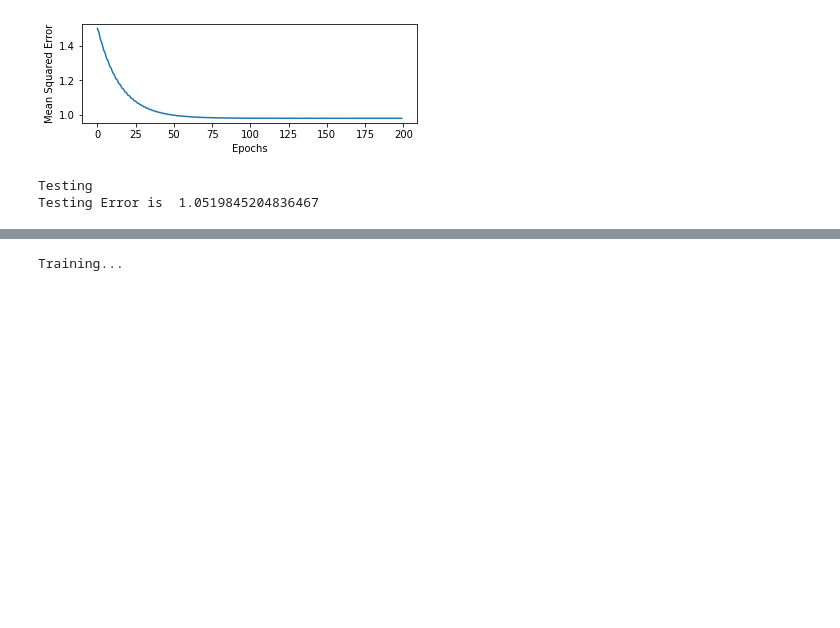
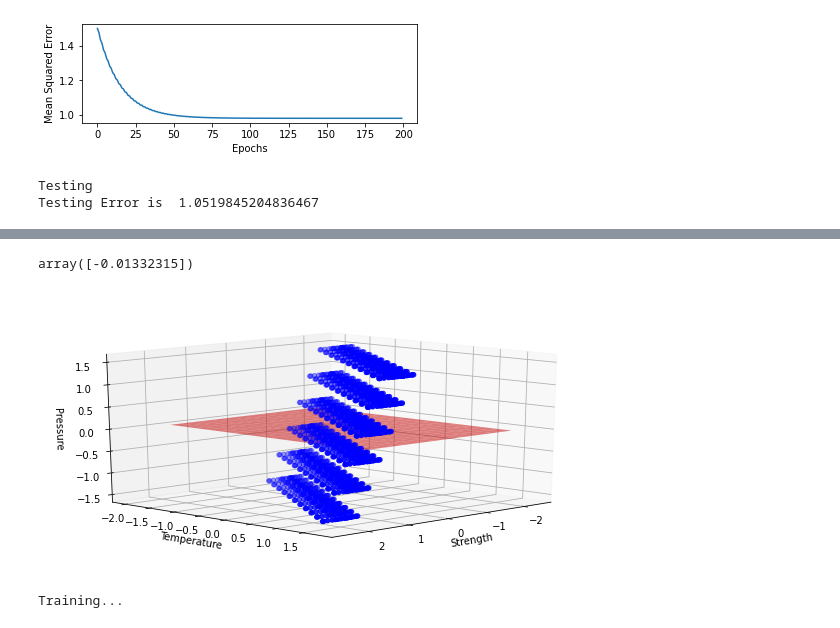
Before and after one commit to vineet891/FODS-Assignment, a Jupyter notebook: Assignment1/FODS_A1_a.ipynb, the cells around one changed output, grey strips where cells are left out. Saved outputs shown, nothing was run; the diff lists cells and outputs as text; code cells hidden in the pictures; blank space fills up the shorter version.

```diff
--- a/Assignment1/FODS_A1_a.ipynb
+++ b/Assignment1/FODS_A1_a.ipynb
@@ -236,3 +260,33 @@ Testing Error is  1.0519845204836467
+# %%
+ wGD0 = temp.w
+ wGD0
+wGD0_t = unstandardize(wGD0[0])
+wGD0_t
+# %% [output]
+array([-0.01332315])
+# %%
+# plot for 0 degree polynomial GD
+
+plt.figure(figsize=(10, 5))
+ax = plt.axes(projection='3d')
+
+xx,yy = np.meshgrid(np.arange(-2, 2, 0.25), np.arange(-2, 2, 0.25))
+# find the z coordinate from the discriminant vector
+Z = (-wGD0 * 1) #- (w[1] * yy)  + threshold )  /w[2]
+
+ax.plot_surface(xx, yy, Z, alpha=0.5, color='r')
+
+#ax.scatter3D(test_X[:,0],test_X[:,1],temp.predict(x_test_trans_0), c='r')
+ax.scatter3D(X[:,0], X[:,1], y, c='b' )
+#ax.scatter3D(negatives[:,0], negatives[:,1], negatives[:,2], c='b',marker='^')
+ax.set_xlabel("Strength")
+ax.set_ylabel("Temperature")
+ax.set_zlabel("Pressure")
+ax.view_init(15,45)
+
+plt.show()
+# %% [output]
+[figure, added]
 # %%
 # Train and Test the 0-degree regression model with Stochastic Gradient Descent
 SGD0 = Regression(x_train_trans_0, x_test_trans_0, train_y, test_y)
```
Also changed, not shown: parts of 77 cells of this notebook.
